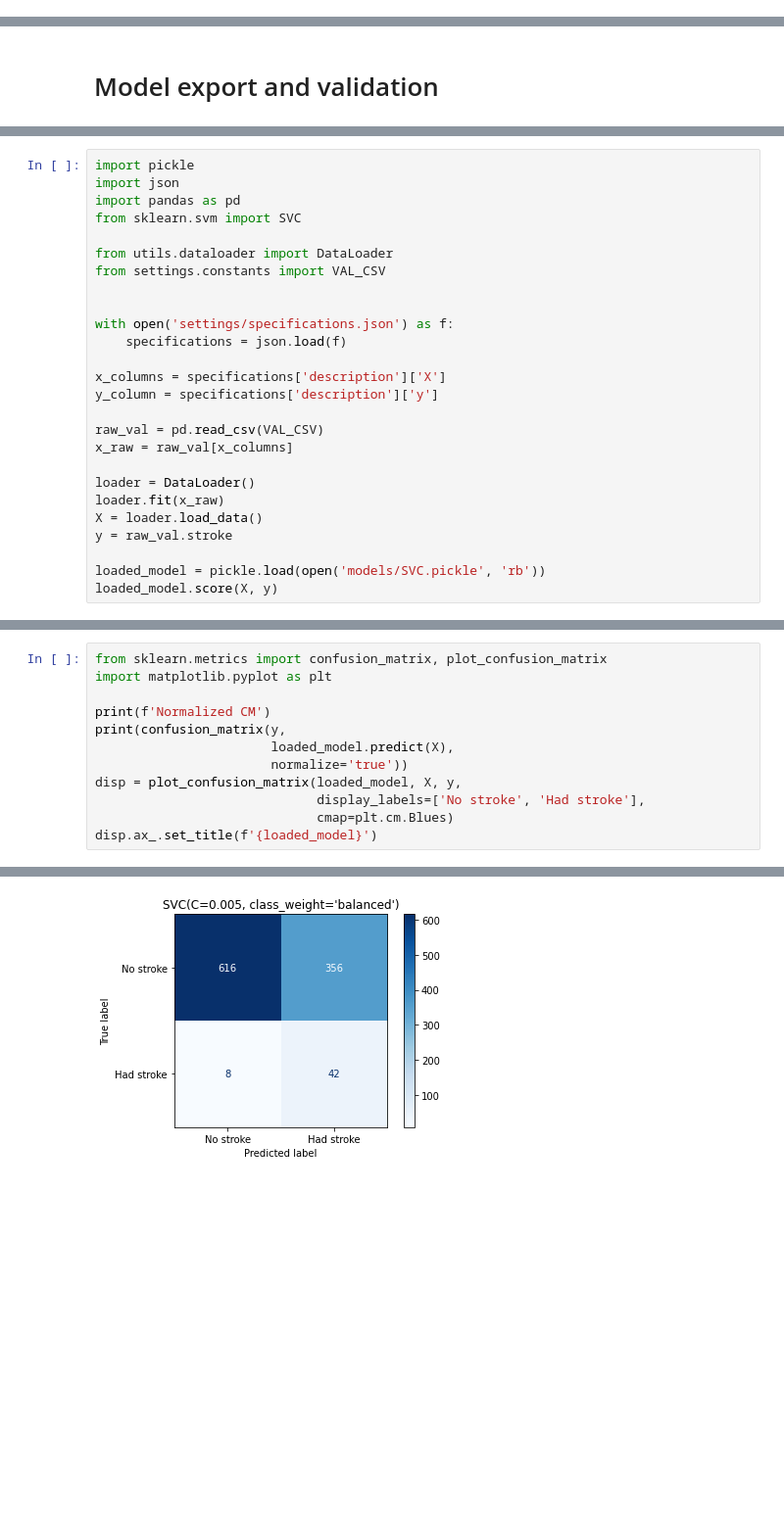
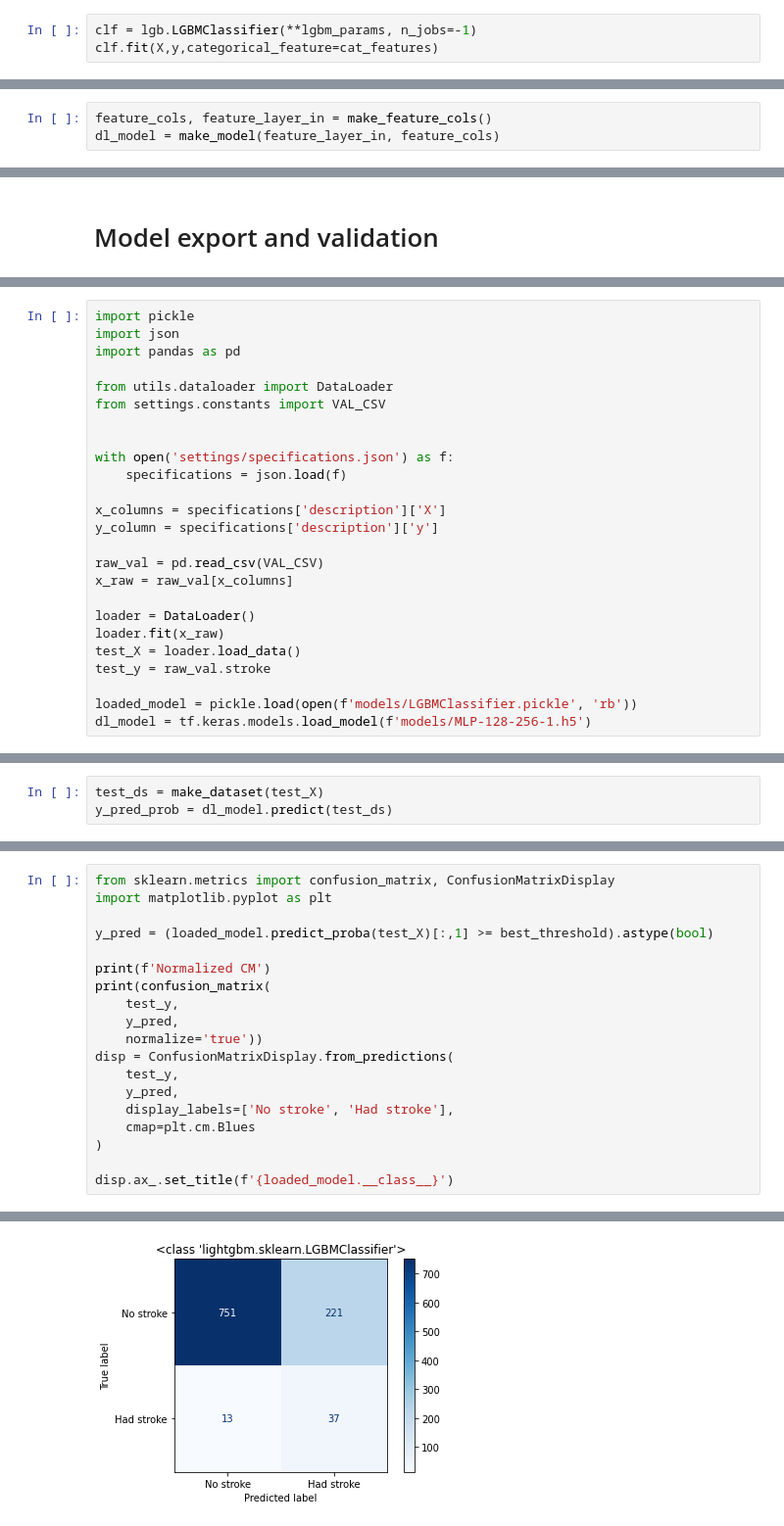
Before and after one commit to MykhaiIo/heart-attention, a Jupyter notebook: selection.ipynb, the cells around one changed output, grey strips where cells are left out. Shown at 98% size. Drawn from its saved outputs; the diff is of its cells as text; blank space fills up the shorter version.

Commit message:
Added lightgbm model selection and testing

```diff
--- a/selection.ipynb
+++ b/selection.ipynb
@@ -562 +582,4 @@ trad_classifiers = [
 ]
+# %%
+clf = lgb.LGBMClassifier(**lgbm_params, n_jobs=-1)
+clf.fit(X,y,categorical_feature=cat_features)
@@ -766,0 +962,3 @@ sns.barplot(x = 'model performance', y = 'Classifier', data = log, hue='metrics'
+# %%
+feature_cols, feature_layer_in = make_feature_cols()
+dl_model = make_model(feature_layer_in, feature_cols)
@@ -798,7 +1018,6 @@ with open(f'models/{model.__class__.__name__}.pickle', 'wb')as f:
 import pickle
 import json
 import pandas as pd
-from sklearn.svm import SVC
 
 from utils.dataloader import DataLoader
 from settings.constants import VAL_CSV
@@ -815,8 +1034,8 @@ x_raw = raw_val[x_columns]
 
 loader = DataLoader()
 loader.fit(x_raw)
-X = loader.load_data()
-y = raw_val.stroke
+test_X = loader.load_data()
+test_y = raw_val.stroke
 
-loaded_model = pickle.load(open('models/SVC.pickle', 'rb'))
-loaded_model.score(X, y)
+loaded_model = pickle.load(open(f'models/LGBMClassifier.pickle', 'rb'))
+dl_model = tf.keras.models.load_model(f'models/MLP-128-256-1.h5')
@@ -824,0 +1047,3 @@ loaded_model.score(X, y)
+# %%
+test_ds = make_dataset(test_X)
+y_pred_prob = dl_model.predict(test_ds)
@@ -825,14 +1076,21 @@ loaded_model.score(X, y)
 # %%
-from sklearn.metrics import confusion_matrix, plot_confusion_matrix
+from sklearn.metrics import confusion_matrix, ConfusionMatrixDisplay
 import matplotlib.pyplot as plt
 
+y_pred = (loaded_model.predict_proba(test_X)[:,1] >= best_threshold).astype(bool)
+
 print(f'Normalized CM')
-print(confusion_matrix(y,
-                       loaded_model.predict(X),
-                       normalize='true'))
-disp = plot_confusion_matrix(loaded_model, X, y,
-                             display_labels=['No stroke', 'Had stroke'],
-                             cmap=plt.cm.Blues)
-disp.ax_.set_title(f'{loaded_model}')
+print(confusion_matrix(
+    test_y,
+    y_pred,
+    normalize='true'))
+disp = ConfusionMatrixDisplay.from_predictions(
+    test_y,
+    y_pred,
+    display_labels=['No stroke', 'Had stroke'],
+    cmap=plt.cm.Blues
+)
+
+disp.ax_.set_title(f'{loaded_model.__class__}')
 # %% [output]
 Normalized CM
@@ -842,4 +1100,4 @@ Text(0.5, 1.0, "SVC(C=0.005, class_weight='balanced')")
-[figure, old version]
+[figure, new version]
 # %%
 from sklearn.metrics import classification_report
 
```
Also changed, not shown: parts of 52 cells of this notebook.
